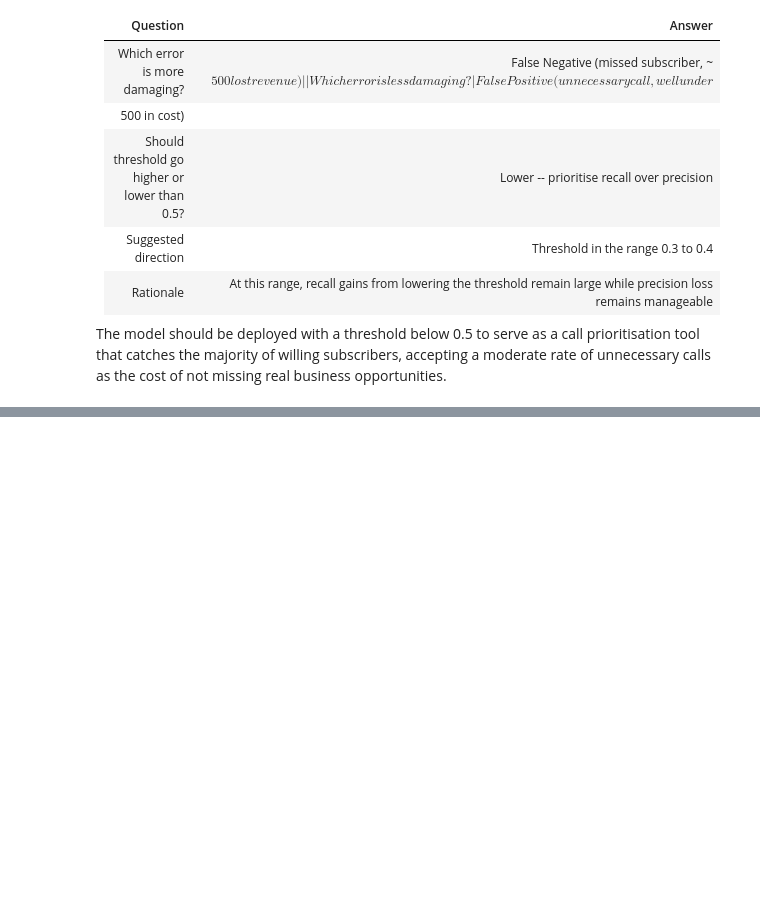
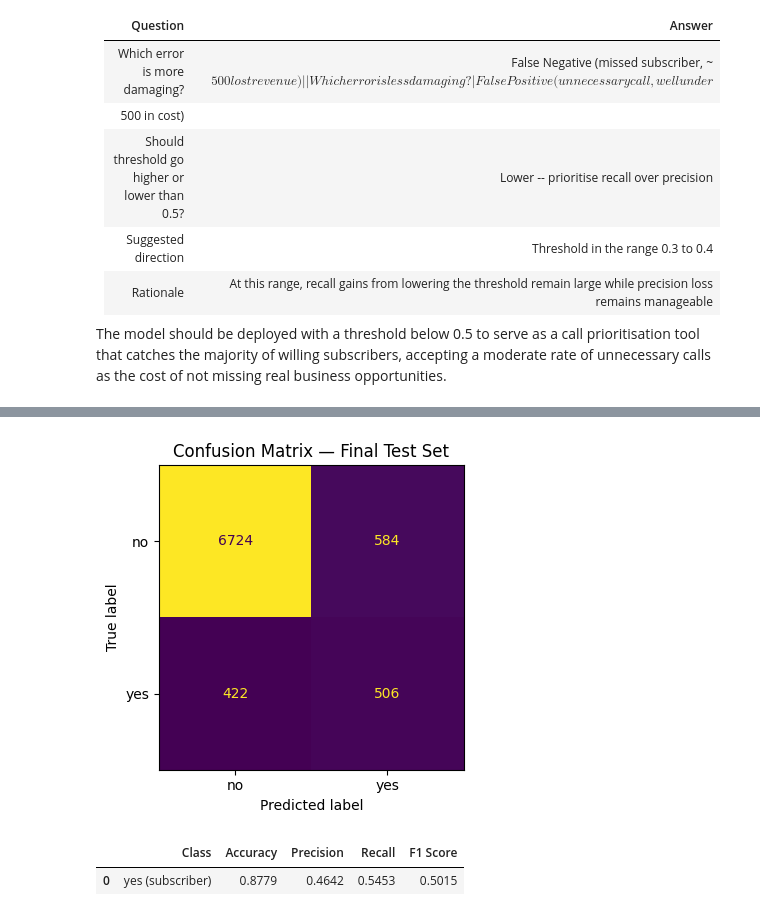
Before and after one commit to jhq-digital/group_25_labp2_stage2, a Jupyter notebook: stage2.ipynb, the cells around one changed output, grey strips where cells are left out. Cells and saved outputs as stored; diff of their text form; code cells hidden in the pictures; blank space fills up the shorter version.

```diff
--- a/stage2.ipynb
+++ b/stage2.ipynb
@@ -909,0 +920,33 @@ The model should be deployed with a threshold below 0.5 to serve as a call prior
+# %%
+from sklearn.metrics import classification_report, confusion_matrix, ConfusionMatrixDisplay, accuracy_score, precision_score, recall_score, f1_score
+import matplotlib.pyplot as plt
+
+# Fit the final tuned champion on the full training set
+pipeline.fit(X_train, y_train)
+
+# Evaluate on the test set — this is run exactly once
+y_pred  = pipeline.predict(X_test)
+y_proba = pipeline.predict_proba(X_test)[:, 1]
+
+# Confusion matrix
+cm = confusion_matrix(y_test, y_pred)
+disp = ConfusionMatrixDisplay(confusion_matrix=cm, display_labels=['no', 'yes'])
+fig, ax = plt.subplots(figsize=(5, 4))
+disp.plot(ax=ax, colorbar=False)
+ax.set_title('Confusion Matrix — Final Test Set')
+plt.tight_layout()
+plt.show()
+
+# Summary metrics table
+results = pd.DataFrame([{
+    'Class':     'yes (subscriber)',
+    'Accuracy':  round(accuracy_score(y_test, y_pred), 4),
+    'Precision': round(precision_score(y_test, y_pred), 4),
+    'Recall':    round(recall_score(y_test, y_pred), 4),
+    'F1 Score':  round(f1_score(y_test, y_pred), 4),
+}])
+display(results)
+# %% [output]
+[figure, added]
+|  | Class | Accuracy | Precision | Recall | F1 Score |
+| 0 | yes (subscriber) | 0.8779 | 0.4642 | 0.5453 | 0.5015 |
```
Also changed, not shown: parts of 8 cells of this notebook.
